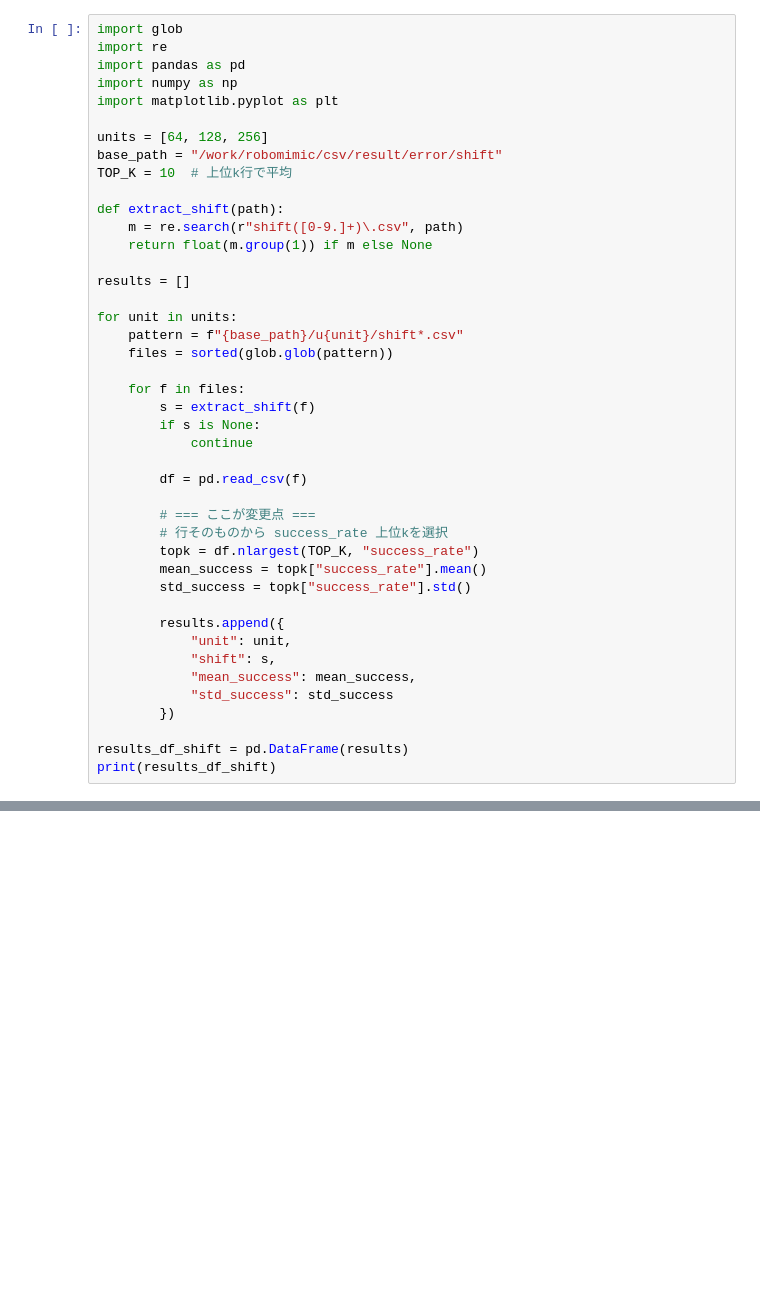
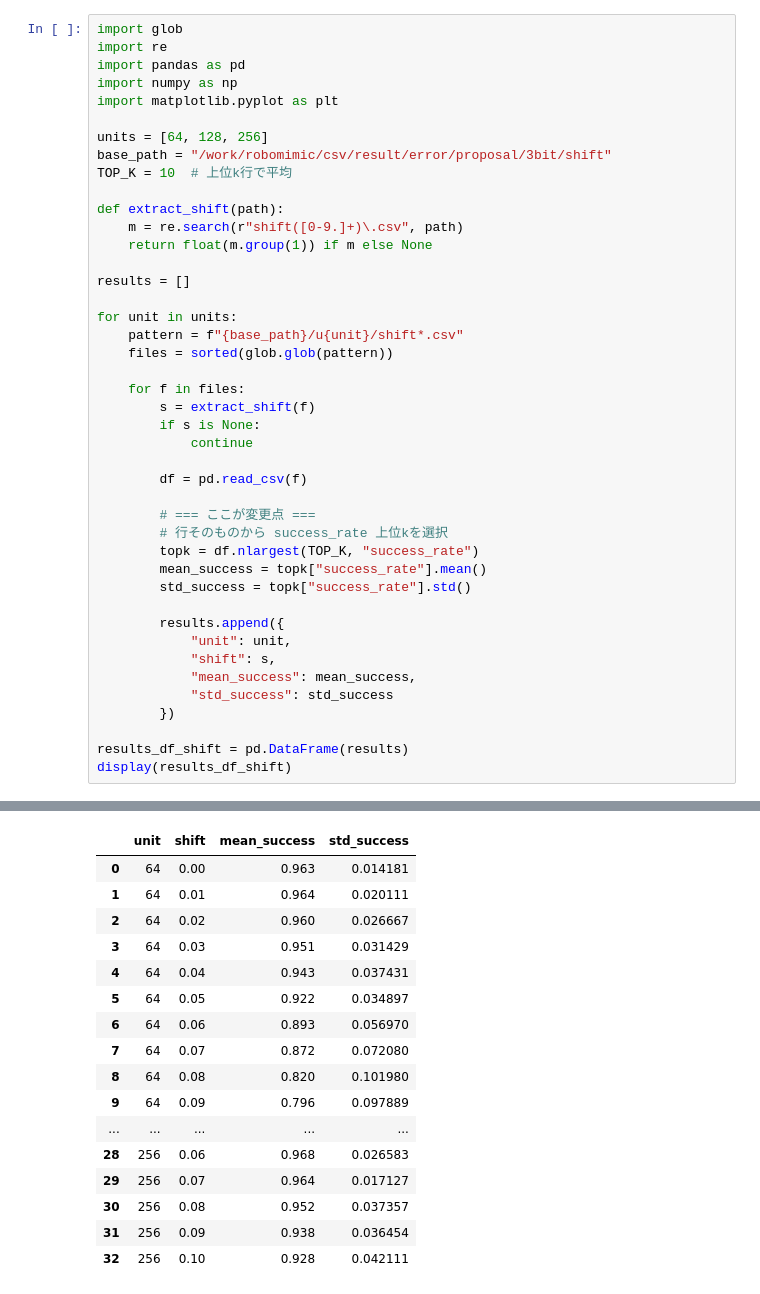
Before and after one commit to yuuharu11/LNN-control, a Jupyter notebook: robomimic/myscript/ipynb/error_injection.ipynb, the cells around one changed output, grey strips where cells are left out. Saved outputs shown, nothing was run; the diff lists cells and outputs as text; blank space fills up the shorter version.

```diff
--- a/robomimic/myscript/ipynb/error_injection.ipynb
+++ b/robomimic/myscript/ipynb/error_injection.ipynb
@@ -171,7 +171,7 @@ import numpy as np
 import matplotlib.pyplot as plt
 
 units = [64, 128, 256]
-base_path = "/work/robomimic/csv/result/error/shift"
+base_path = "/work/robomimic/csv/result/error/proposal/3bit/shift"
 TOP_K = 10  # 上位k行で平均
 
 def extract_shift(path):
@@ -205,5 +205,5 @@ for unit in units:
         })
 
 results_df_shift = pd.DataFrame(results)
-print(results_df_shift)
+display(results_df_shift)
 # %% [output]
@@ -227,3 +210,20 @@ print(results_df_shift)
+|  | unit | shift | mean_success | std_success |
+| 0 | 64 | 0.00 | 0.963 | 0.014181 |
+| 1 | 64 | 0.01 | 0.964 | 0.020111 |
+| 2 | 64 | 0.02 | 0.960 | 0.026667 |
+| 3 | 64 | 0.03 | 0.951 | 0.031429 |
+| 4 | 64 | 0.04 | 0.943 | 0.037431 |
+| 5 | 64 | 0.05 | 0.922 | 0.034897 |
+| 6 | 64 | 0.06 | 0.893 | 0.056970 |
+| 7 | 64 | 0.07 | 0.872 | 0.072080 |
+| 8 | 64 | 0.08 | 0.820 | 0.101980 |
+| 9 | 64 | 0.09 | 0.796 | 0.097889 |
+| ... | ... | ... | ... | ... |
+| 28 | 256 | 0.06 | 0.968 | 0.026583 |
+| 29 | 256 | 0.07 | 0.964 | 0.017127 |
+| 30 | 256 | 0.08 | 0.952 | 0.037357 |
+| 31 | 256 | 0.09 | 0.938 | 0.036454 |
+| 32 | 256 | 0.10 | 0.928 | 0.042111 |
 # %%
 import numpy as np
 import matplotlib.pyplot as plt
```
Also changed, not shown: parts of 5 cells of this notebook, 26 other files.
